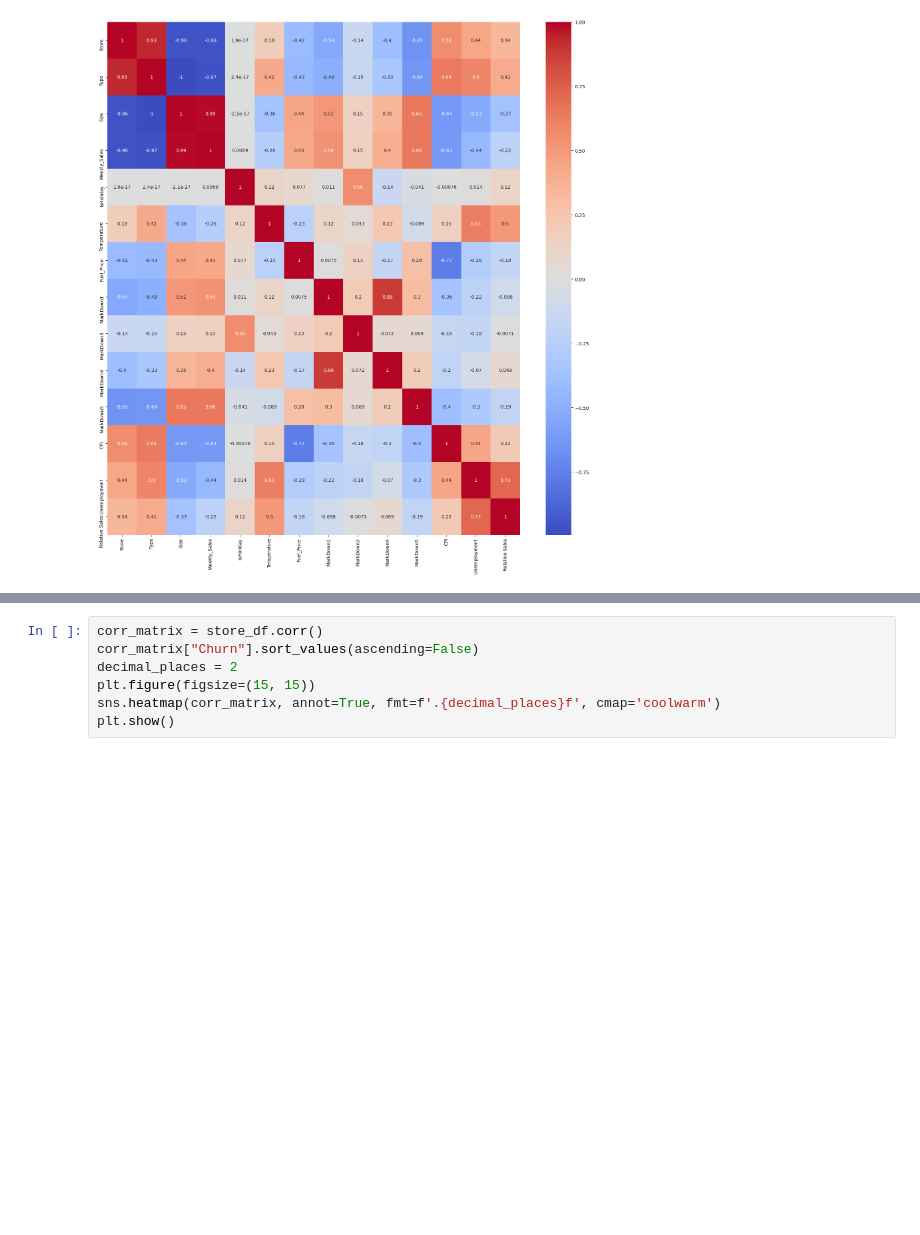
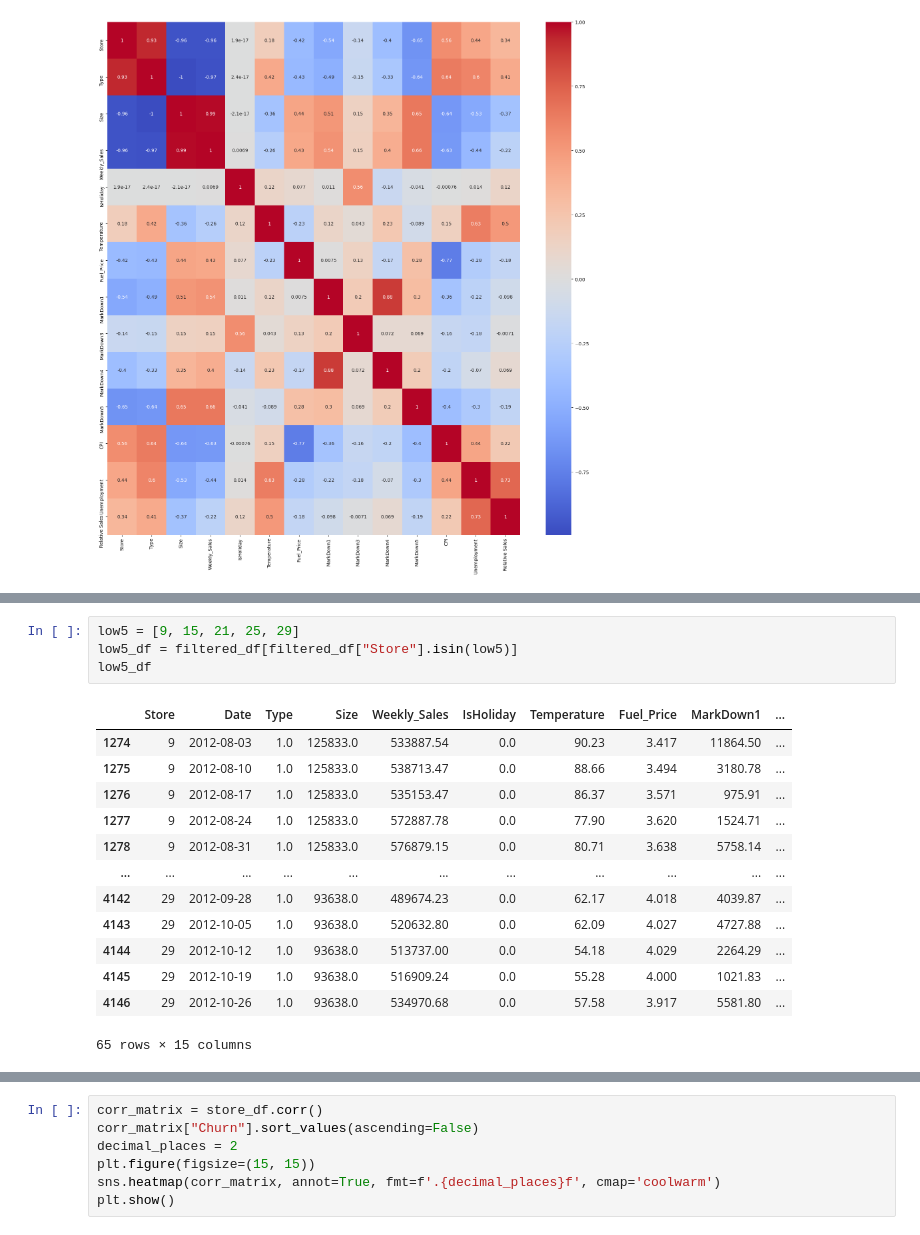
Before and after one commit to Johannes3001/AppliedML_Assign.01, a Jupyter notebook: Assignment2/Codes/Johannes_Code.ipynb, the cells around one changed output, grey strips where cells are left out. Saved outputs shown, nothing was run; the diff lists cells and outputs as text; blank space fills up the shorter version.

```diff
--- a/Assignment2/Codes/Johannes_Code.ipynb
+++ b/Assignment2/Codes/Johannes_Code.ipynb
@@ -229,0 +277,18 @@ plt.show()
+# %%
+low5 = [9, 15, 21, 25, 29]
+low5_df = filtered_df[filtered_df["Store"].isin(low5)]
+low5_df
+# %% [output]
+|  | Store | Date | Type | Size | Weekly_Sales | IsHoliday | Temperature | Fuel_Price | MarkDown1 | ... |
+| 1274 | 9 | 2012-08-03 | 1.0 | 125833.0 | 533887.54 | 0.0 | 90.23 | 3.417 | 11864.50 | ... |
+| 1275 | 9 | 2012-08-10 | 1.0 | 125833.0 | 538713.47 | 0.0 | 88.66 | 3.494 | 3180.78 | ... |
+| 1276 | 9 | 2012-08-17 | 1.0 | 125833.0 | 535153.47 | 0.0 | 86.37 | 3.571 | 975.91 | ... |
+| 1277 | 9 | 2012-08-24 | 1.0 | 125833.0 | 572887.78 | 0.0 | 77.90 | 3.620 | 1524.71 | ... |
+| 1278 | 9 | 2012-08-31 | 1.0 | 125833.0 | 576879.15 | 0.0 | 80.71 | 3.638 | 5758.14 | ... |
+| ... | ... | ... | ... | ... | ... | ... | ... | ... | ... | ... |
+| 4142 | 29 | 2012-09-28 | 1.0 | 93638.0 | 489674.23 | 0.0 | 62.17 | 4.018 | 4039.87 | ... |
+| 4143 | 29 | 2012-10-05 | 1.0 | 93638.0 | 520632.80 | 0.0 | 62.09 | 4.027 | 4727.88 | ... |
+| 4144 | 29 | 2012-10-12 | 1.0 | 93638.0 | 513737.00 | 0.0 | 54.18 | 4.029 | 2264.29 | ... |
+| 4145 | 29 | 2012-10-19 | 1.0 | 93638.0 | 516909.24 | 0.0 | 55.28 | 4.000 | 1021.83 | ... |
+| 4146 | 29 | 2012-10-26 | 1.0 | 93638.0 | 534970.68 | 0.0 | 57.58 | 3.917 | 5581.80 | ... |
+65 rows × 15 columns
```
Also changed, not shown: parts of 10 cells of this notebook.
